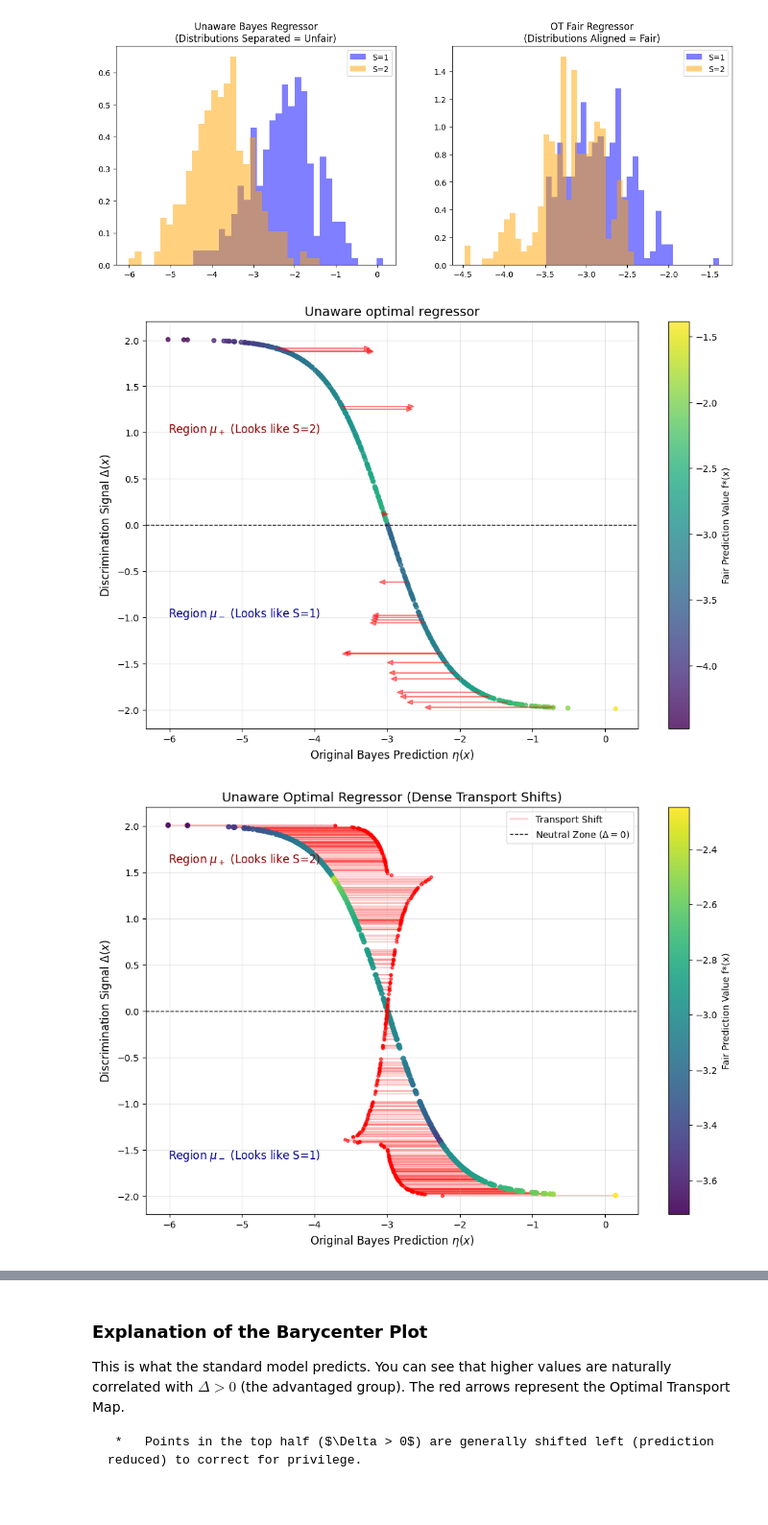
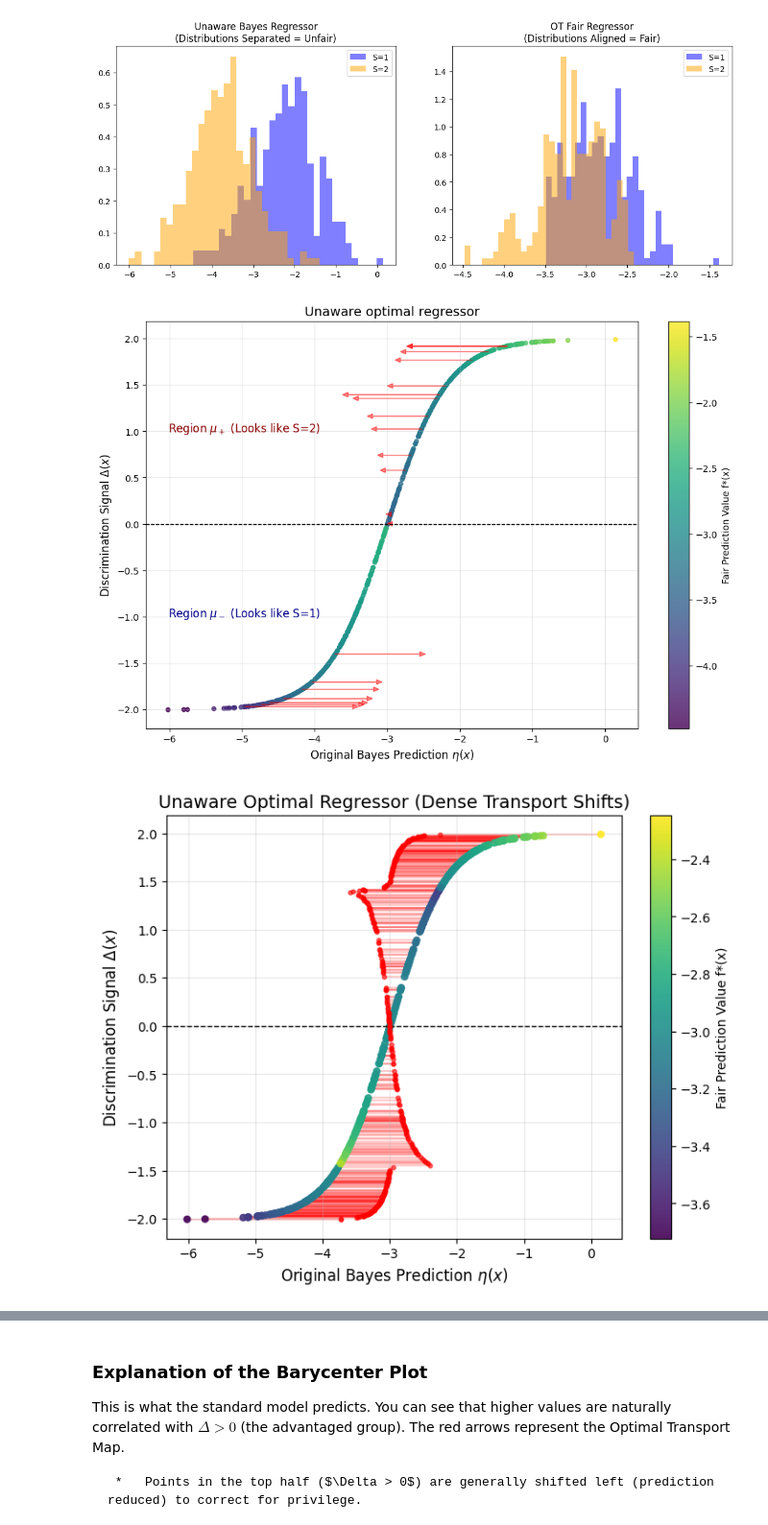
Before and after one commit to AugustinBouquillard/demographic-parity, a Jupyter notebook: toy_example_visualization.ipynb, the cells around one changed output, grey strips where cells are left out. Shown at 96% size. Cells and saved outputs as stored; diff of their text form; code cells hidden in the pictures; blank space fills up the shorter version.

Commit message:
inverted delta in toy_example_visualization

```diff
--- a/toy_example_visualization.ipynb
+++ b/toy_example_visualization.ipynb
@@ -240,7 +240,7 @@ eta_vis = fair_old_unaware_model.eta_model_.predict(X_test)
 ps_vis = fair_old_unaware_model.delta_model_.predict_proba(X_test)[:, 1]
 p1 = fair_old_unaware_model.p_s1_
 p2 = fair_old_unaware_model.p_s2_
-delta_vis = (ps_vis / p1) - ((1 - ps_vis) / p2)
+delta_vis = -((ps_vis / p1) - ((1 - ps_vis) / p2))
 
 # Create the plot
 plt.figure(figsize=(12, 8))
@@ -270,7 +270,7 @@ for i in indices:
 
 plt.show()
 # %% [output]
-[figure, old version]
+[figure, new version]
 # %%
 #red filling
 
@@ -289,42 +289,42 @@ delta_sub = delta_vis[indices_sub]
 y_pred_sub = y_pred_old_unaware_fair[indices_sub]
 
 # Create the plot
-plt.figure(figsize=(12, 8))
+plt.figure(figsize=(8, 6))
 
 # 2. The "Red Filling": Draw horizontal lines from original eta(x) to fair f*(x)
 # zorder=1 keeps the transport lines behind the scatter points
 plt.hlines(y=delta_sub, xmin=eta_sub, xmax=y_pred_sub,
            color='red', alpha=0.2, linewidth=1.5, zorder=1, label='Transport Shift')
 
 # 3. Scatter plot: Original points colored by their new fair prediction
 sc = plt.scatter(eta_sub, delta_sub, c=y_pred_sub, cmap='viridis',
                  alpha=0.9, s=25, zorder=2)
 
 # Optional: Add tiny red dots at the destination to clearly anchor the end of the shift
 plt.scatter(y_pred_sub, delta_sub, color='red', alpha=0.6, s=10, zorder=3)
 
 plt.colorbar(sc, label='Fair Prediction Value f*(x)')
 
 # Add formatting
 plt.axhline(0, color='black', linestyle='--', linewidth=1, label='Neutral Zone ($\Delta=0$)')
 
 # Position text relative to the data bounds
-plt.text(np.min(eta_vis), np.max(delta_vis)*0.8, "Region $\mu_+$ (Looks like S=2)", fontsize=12, color='darkred')
-plt.text(np.min(eta_vis), np.min(delta_vis)*0.8, "Region $\mu_-$ (Looks like S=1)", fontsize=12, color='darkblue')
+#plt.text(np.min(eta_vis), np.max(delta_vis)*0.8, "Region $\mu_+$ (Looks like S=2)", fontsize=12, color='darkred')
+#plt.text(np.min(eta_vis), np.min(delta_vis)*0.8, "Region $\mu_-$ (Looks like S=1)", fontsize=12, color='darkblue')
 
 plt.title("Unaware Optimal Regressor (Dense Transport Shifts)", fontsize=14)
 plt.xlabel("Original Bayes Prediction $\eta(x)$", fontsize=12)
 plt.ylabel("Discrimination Signal $\Delta(x)$", fontsize=12)
 plt.grid(True, alpha=0.3)
 
 # Filter duplicate labels for a clean legend
 handles, labels = plt.gca().get_legend_handles_labels()
 by_label = dict(zip(labels, handles))
-plt.legend(by_label.values(), by_label.keys(), loc='best')
+#plt.legend(by_label.values(), by_label.keys(), loc='best')
 
 plt.show()
 # %% [output]
-[figure, old version]
+[figure, new version]
 # %%
 # --- Assuming eta_vis, delta_vis, and y_pred_fair are already computed ---
 
```
Also changed, not shown: parts of 2 cells of this notebook, 1 other file.
